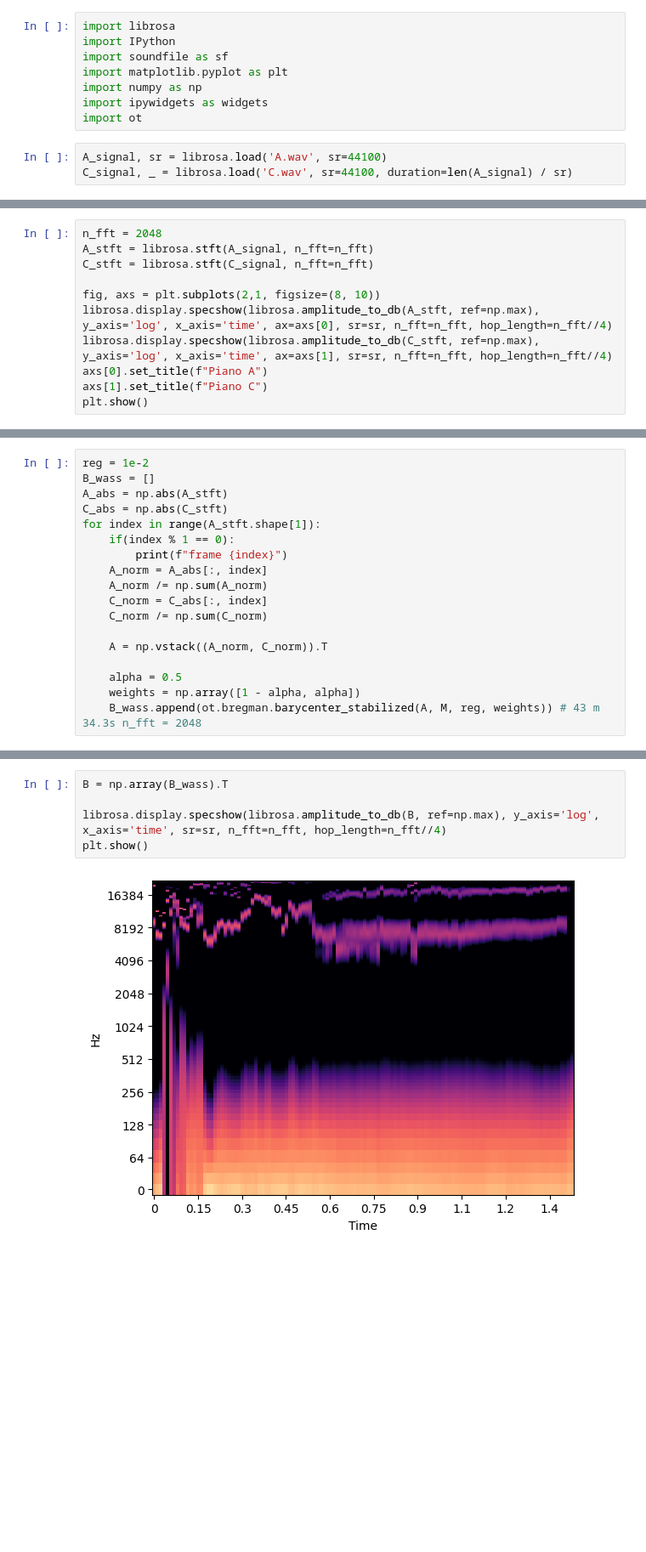
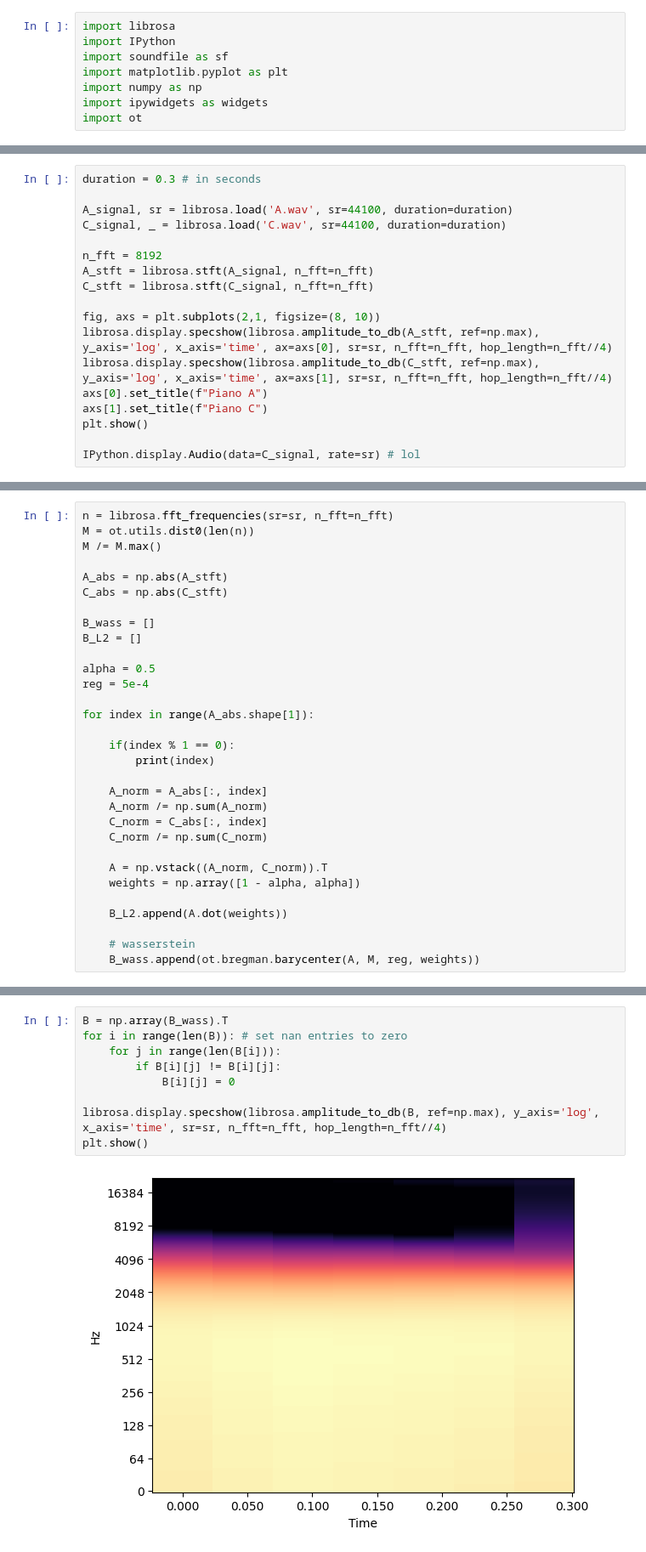
Before and after one commit to zaquastier/audio_1D_transport, a Jupyter notebook: audio_ot.ipynb, the cells around one changed output, grey strips where cells are left out. Shown at 85% size. Cells and saved outputs as stored; diff of their text form; blank space fills up the shorter version.

```diff
--- a/audio_ot.ipynb
+++ b/audio_ot.ipynb
@@ -8,6 +8,3 @@ import matplotlib.pyplot as plt
 import numpy as np
 import ipywidgets as widgets
 import ot
-# %%
-A_signal, sr = librosa.load('A.wav', sr=44100)
-C_signal, _ = librosa.load('C.wav', sr=44100, duration=len(A_signal) / sr)
@@ -14,5 +135,10 @@ C_signal, _ = librosa.load('C.wav', sr=44100, duration=len(A_signal) / sr)
 # %%
-n_fft = 2048
+duration = 0.3 # in seconds
+
+A_signal, sr = librosa.load('A.wav', sr=44100, duration=duration)
+C_signal, _ = librosa.load('C.wav', sr=44100, duration=duration)
+
+n_fft = 8192
 A_stft = librosa.stft(A_signal, n_fft=n_fft)
 C_stft = librosa.stft(C_signal, n_fft=n_fft)
 
@@ -22,4 +148,6 @@ librosa.display.specshow(librosa.amplitude_to_db(C_stft, ref=np.max), y_axis='lo
 axs[0].set_title(f"Piano A")
 axs[1].set_title(f"Piano C")
 plt.show()
+
+IPython.display.Audio(data=C_signal, rate=sr) # lol
 # %% [output]
@@ -32,19 +156,32 @@ M /= M.max()
 # %%
-reg = 1e-2
-B_wass = []
+n = librosa.fft_frequencies(sr=sr, n_fft=n_fft)
+M = ot.utils.dist0(len(n))
+M /= M.max()
+
 A_abs = np.abs(A_stft)
 C_abs = np.abs(C_stft)
-for index in range(A_stft.shape[1]):
+
+B_wass = []
+B_L2 = []
+
+alpha = 0.5
+reg = 5e-4
+
+for index in range(A_abs.shape[1]):
+
     if(index % 1 == 0):
-        print(f"frame {index}")
+        print(index)
+
     A_norm = A_abs[:, index]
     A_norm /= np.sum(A_norm)
     C_norm = C_abs[:, index]
     C_norm /= np.sum(C_norm)
 
     A = np.vstack((A_norm, C_norm)).T
+    weights = np.array([1 - alpha, alpha])
 
-    alpha = 0.5
-    weights = np.array([1 - alpha, alpha])
-    B_wass.append(ot.bregman.barycenter_stabilized(A, M, reg, weights)) # 43 m 34.3s n_fft = 2048
+    B_L2.append(A.dot(weights))
+
+    # wasserstein
+    B_wass.append(ot.bregman.barycenter(A, M, reg, weights))
 # %% [output]
@@ -69,8 +190,12 @@ frame 123
 # %%
 B = np.array(B_wass).T
+for i in range(len(B)): # set nan entries to zero
+    for j in range(len(B[i])):
+        if B[i][j] != B[i][j]:
+            B[i][j] = 0
 
 librosa.display.specshow(librosa.amplitude_to_db(B, ref=np.max), y_axis='log', x_axis='time', sr=sr, n_fft=n_fft, hop_length=n_fft//4)
 plt.show()
 # %% [output]
-[figure, old version]
+[figure, new version]
 # %%
```
Also changed, not shown: parts of 15 cells of this notebook.
